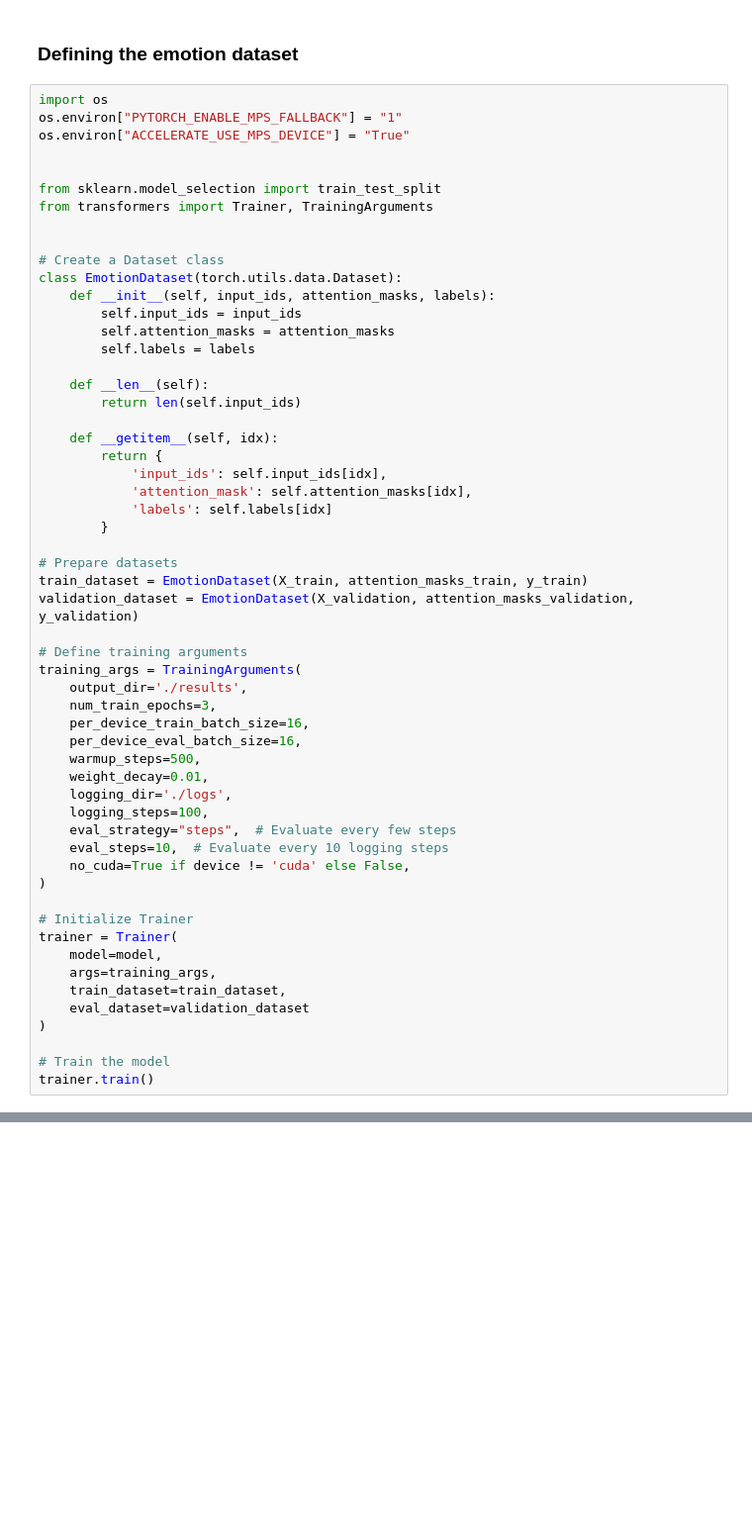
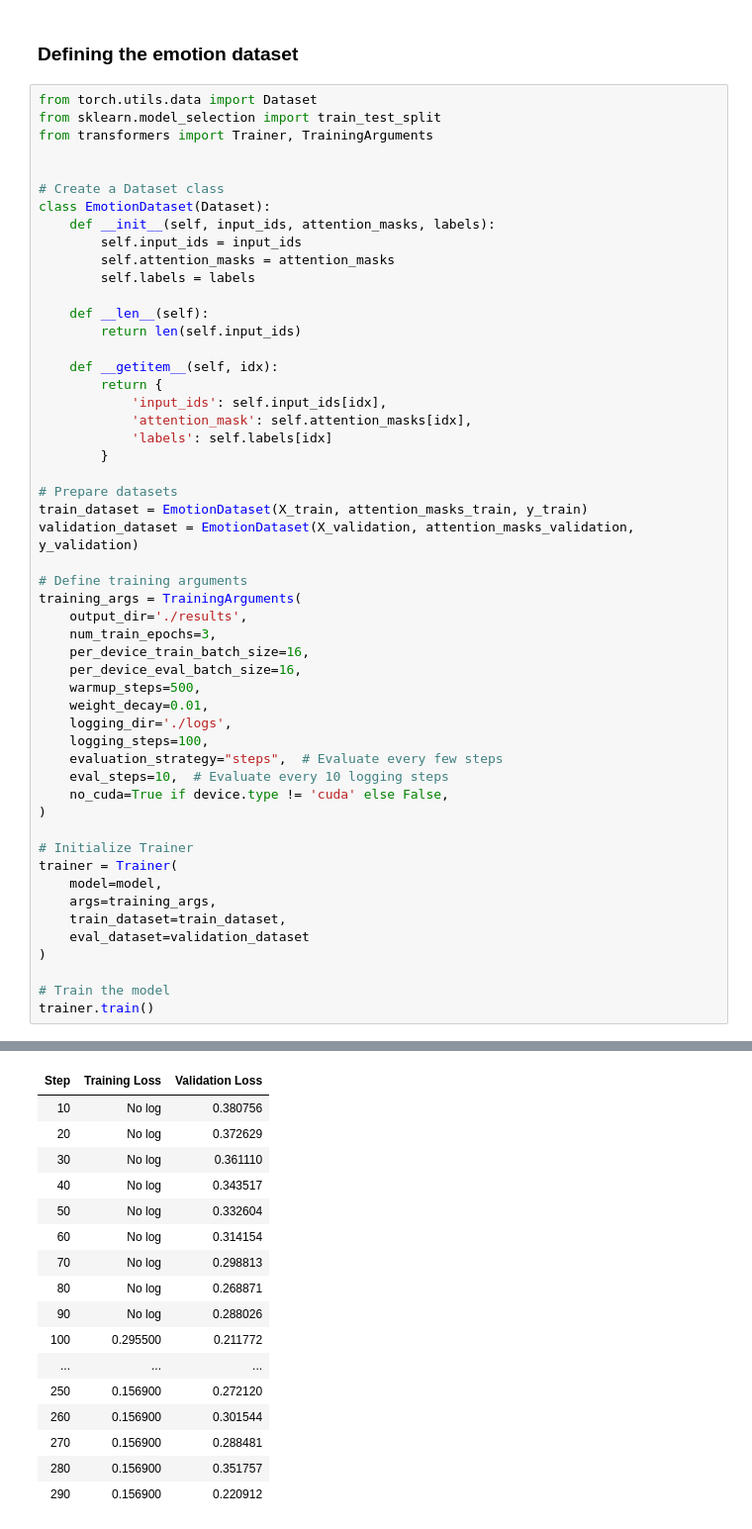
Before and after one commit to rgap/NMA-GoEmotions-Project, a Jupyter notebook: notebooks/8_model_building_bertClassifier_binary_trainerlosses.ipynb, the cells around one changed output, grey strips where cells are left out. Shown: that part at 99% size. Drawn from its saved outputs; the diff is of its cells as text; blank space fills up the shorter version.

```diff
--- a/notebooks/8_model_building_bertClassifier_binary_trainerlosses.ipynb
+++ b/notebooks/8_model_building_bertClassifier_binary_trainerlosses.ipynb
@@ -132,17 +142,13 @@ You should probably TRAIN this model on a down-stream task to be able to use it
 # %% [markdown]
 ### Defining the emotion dataset
 # %%
-import os
-os.environ["PYTORCH_ENABLE_MPS_FALLBACK"] = "1"
-os.environ["ACCELERATE_USE_MPS_DEVICE"] = "True"
-
-
+from torch.utils.data import Dataset
 from sklearn.model_selection import train_test_split
 from transformers import Trainer, TrainingArguments
 
 
 # Create a Dataset class
-class EmotionDataset(torch.utils.data.Dataset):
+class EmotionDataset(Dataset):
     def __init__(self, input_ids, attention_masks, labels):
         self.input_ids = input_ids
         self.attention_masks = attention_masks
@@ -172,9 +178,9 @@ training_args = TrainingArguments(
     weight_decay=0.01,
     logging_dir='./logs',
     logging_steps=100,
-    eval_strategy="steps",  # Evaluate every few steps
+    evaluation_strategy="steps",  # Evaluate every few steps
     eval_steps=10,  # Evaluate every 10 logging steps
-    no_cuda=True if device != 'cuda' else False,
+    no_cuda=True if device.type != 'cuda' else False,
 )
 
 # Initialize Trainer
@@ -191,0 +198,17 @@ KeyboardInterrupt:
+| Step | Training Loss | Validation Loss |
+| 10 | No log | 0.380756 |
+| 20 | No log | 0.372629 |
+| 30 | No log | 0.361110 |
+| 40 | No log | 0.343517 |
+| 50 | No log | 0.332604 |
+| 60 | No log | 0.314154 |
+| 70 | No log | 0.298813 |
+| 80 | No log | 0.268871 |
+| 90 | No log | 0.288026 |
+| 100 | 0.295500 | 0.211772 |
+| ... | ... | ... |
+| 250 | 0.156900 | 0.272120 |
+| 260 | 0.156900 | 0.301544 |
+| 270 | 0.156900 | 0.288481 |
+| 280 | 0.156900 | 0.351757 |
+| 290 | 0.156900 | 0.220912 |
```
Also changed, not shown: parts of 5 cells of this notebook, 2 other files.
